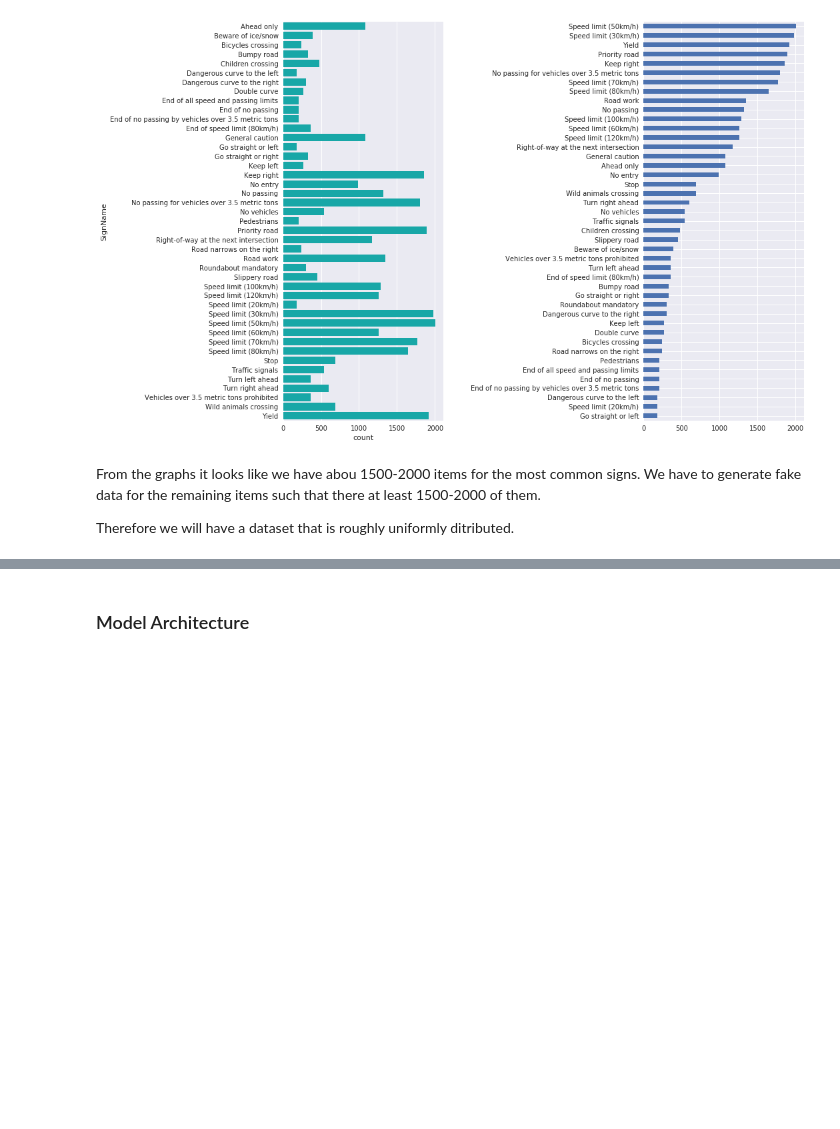
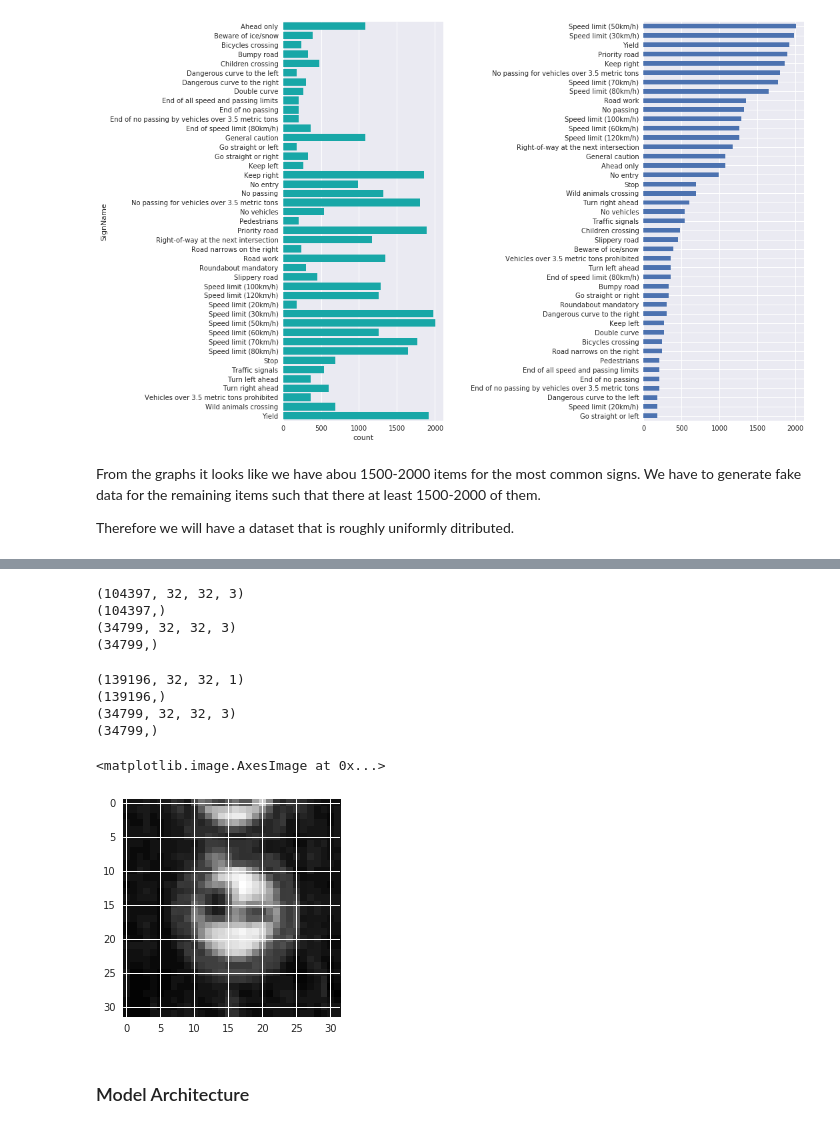
Before and after one commit to adhulipa/CarND-Traffic-Sign-Classifier-Project, a Jupyter notebook: Traffic_Sign_Classifier.ipynb, the cells around one changed output, grey strips where cells are left out. Drawn from its saved outputs; the diff is of its cells as text; code cells hidden in the pictures; blank space fills up the shorter version.

```diff
--- a/Traffic_Sign_Classifier.ipynb
+++ b/Traffic_Sign_Classifier.ipynb
@@ -395,3 +403,55 @@ def augment(images):
+# %%
+# Test augmented data
+image_gen = ImageGenerator(X_train)
+
+X_train_augmented = np.vstack((X_train, image_gen.generate(image_gen.rotate)))
+y_train_augmented = np.hstack((y_train, y_train))
+
+X_train_augmented = np.vstack((X_train_augmented, image_gen.generate(image_gen.translate)))
+y_train_augmented = np.hstack((y_train_augmented, y_train))
+
+print(X_train_augmented.shape)
+print(y_train_augmented.shape)
+
+print(X_train.shape)
+print(y_train.shape)
+# %% [output]
+(104397, 32, 32, 3)
+(104397,)
+(34799, 32, 32, 3)
+(34799,)
+# %%
+# Augment grayscale images
+# Test augmented data
+image_gen = ImageGenerator(X_train_gray_norm)
+
+rotations = image_gen.generate(image_gen.rotate)
+rotations = np.resize(rotations, (len(rotations), 32,32,1))
+
+translations = image_gen.generate(image_gen.translate)
+translations = np.resize(translations, (len(translations), 32,32,1))
+
+brightness = image_gen.generate(image_gen.brighten)
+brightness = np.resize(brightness, (len(brightness), 32,32,1))
+
+X_train_augmented_gray_norm = np.vstack((X_train_gray_norm, brightness, rotations, translations))
+y_train_augmented_gray_norm = np.hstack((y_train, y_train, y_train, y_train))
+
+print(X_train_augmented_gray_norm.shape)
+print(y_train_augmented_gray_norm.shape)
+
+print(X_train.shape)
+print(y_train.shape)
+# %% [output]
+(139196, 32, 32, 1)
+(139196,)
+(34799, 32, 32, 3)
+(34799,)
+# %%
+plt.imshow(np.resize(random.choice(imgs), (32,32)), cmap='gray')
+# %% [output]
+<matplotlib.image.AxesImage at 0x...>
+[figure, added]
 # %% [markdown]
 ### Model Architecture
 # %%
```
Also changed, not shown: parts of 20 cells of this notebook.
